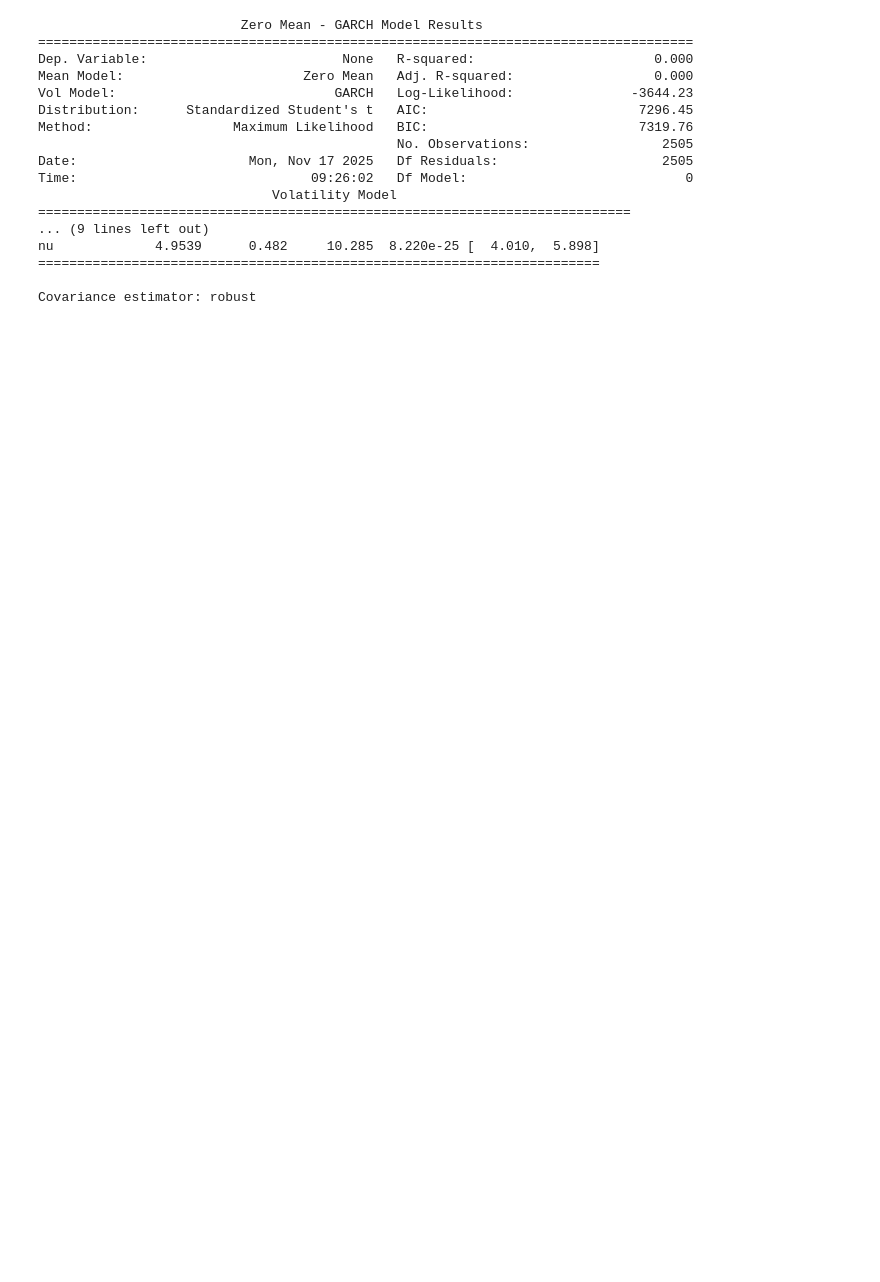
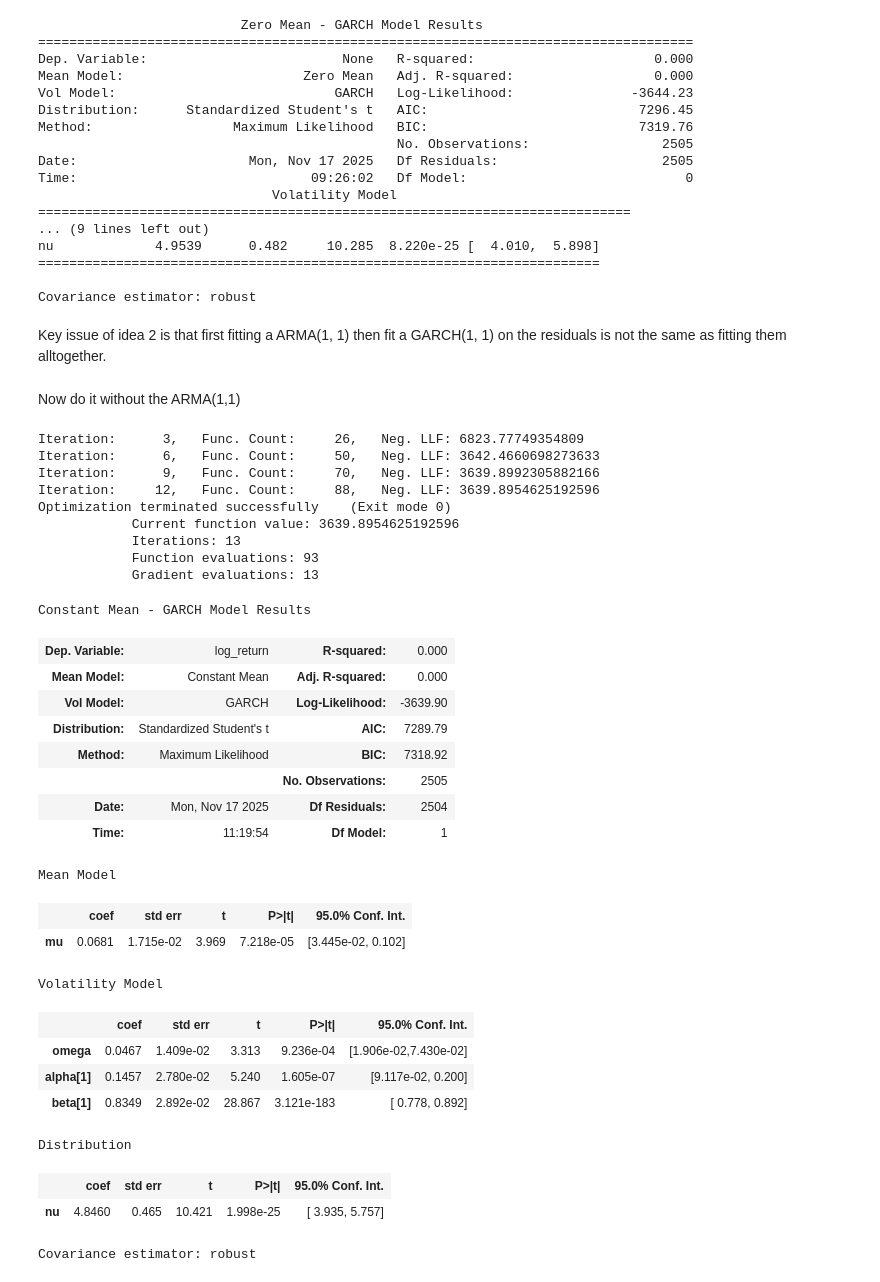
Before and after one commit to yibo-wang-25/QRM_Coursework_1, a Jupyter notebook: Part_A/code.ipynb, the cells around one changed output. Saved outputs shown, nothing was run; the diff lists cells and outputs as text; code cells hidden in the pictures; blank space fills up the shorter version.

```diff
--- a/Part_A/code.ipynb
+++ b/Part_A/code.ipynb
@@ -565,3 +593,42 @@ nu             4.9539      0.482     10.285  8.220e-25 [  4.010,  5.898]
 ========================================================================
 
 Covariance estimator: robust
+# %% [markdown]
+Key issue of idea 2 is that first fitting a ARMA(1, 1) then fit a GARCH(1, 1) on the residuals is not the same as fitting them alltogether.
+# %% [markdown]
+Now do it without the ARMA(1,1)
+# %%
+model2 = arch_model(df['log_return'].dropna(), mean='constant', p=1, q=1, dist='t')
+res2 = model2.fit(update_freq = 3)
+res2.summary()
+# %% [output]
+Iteration:      3,   Func. Count:     26,   Neg. LLF: 6823.77749354809
+Iteration:      6,   Func. Count:     50,   Neg. LLF: 3642.4660698273633
+Iteration:      9,   Func. Count:     70,   Neg. LLF: 3639.8992305882166
+Iteration:     12,   Func. Count:     88,   Neg. LLF: 3639.8954625192596
+Optimization terminated successfully    (Exit mode 0)
+            Current function value: 3639.8954625192596
+            Iterations: 13
+            Function evaluations: 93
+            Gradient evaluations: 13
+Constant Mean - GARCH Model Results
+| Dep. Variable: | log_return | R-squared: | 0.000 |
+| Mean Model: | Constant Mean | Adj. R-squared: | 0.000 |
+| Vol Model: | GARCH | Log-Likelihood: | -3639.90 |
+| Distribution: | Standardized Student's t | AIC: | 7289.79 |
+| Method: | Maximum Likelihood | BIC: | 7318.92 |
+|  |  | No. Observations: | 2505 |
+| Date: | Mon, Nov 17 2025 | Df Residuals: | 2504 |
+| Time: | 11:19:54 | Df Model: | 1 |
+Mean Model
+|  | coef | std err | t | P>|t| | 95.0% Conf. Int. |
+| mu | 0.0681 | 1.715e-02 | 3.969 | 7.218e-05 | [3.445e-02, 0.102] |
+Volatility Model
+|  | coef | std err | t | P>|t| | 95.0% Conf. Int. |
+| omega | 0.0467 | 1.409e-02 | 3.313 | 9.236e-04 | [1.906e-02,7.430e-02] |
+| alpha[1] | 0.1457 | 2.780e-02 | 5.240 | 1.605e-07 | [9.117e-02, 0.200] |
+| beta[1] | 0.8349 | 2.892e-02 | 28.867 | 3.121e-183 | [ 0.778, 0.892] |
+Distribution
+|  | coef | std err | t | P>|t| | 95.0% Conf. Int. |
+| nu | 4.8460 | 0.465 | 10.421 | 1.998e-25 | [ 3.935, 5.757] |
+Covariance estimator: robust
```
Also changed, not shown: parts of 3 cells of this notebook.
